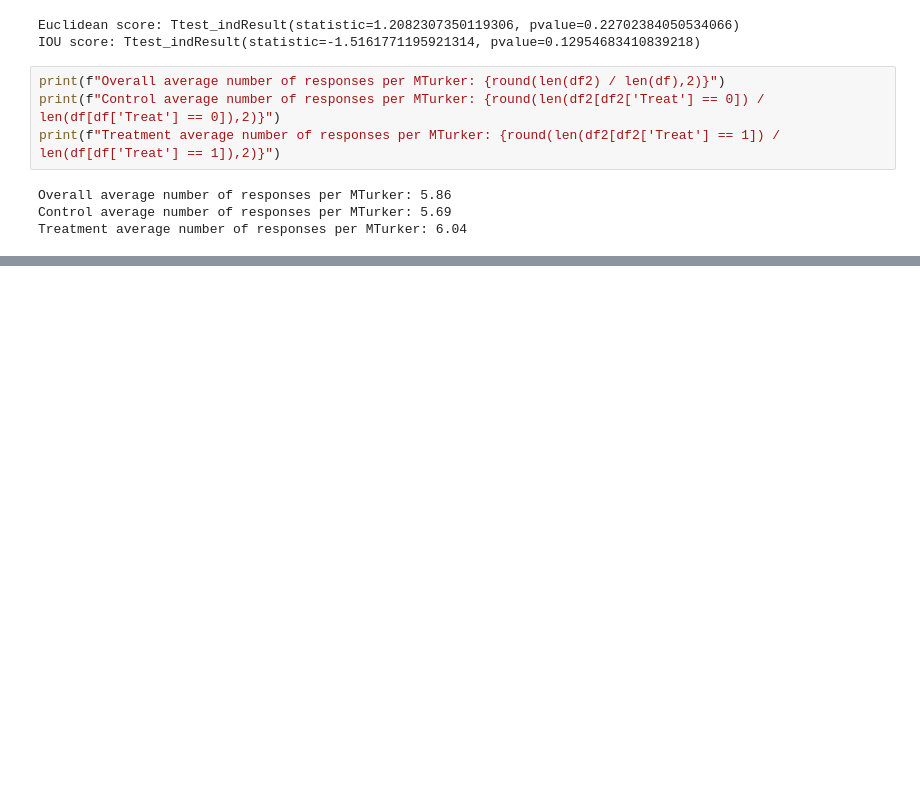
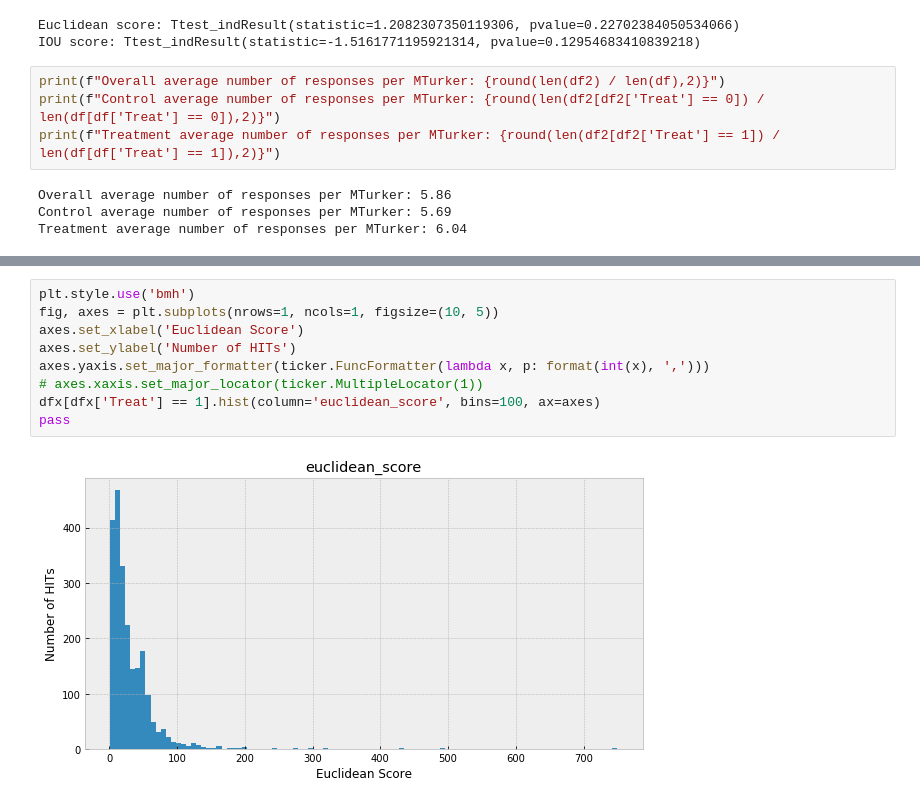
Before and after one commit to kevinhanna/w241-team-mturk, a Jupyter notebook: scoring/6_pix_score_calcs.ipynb, the cells around one changed output, grey strips where cells are left out. Saved outputs shown, nothing was run; the diff lists cells and outputs as text; blank space fills up the shorter version.

```diff
--- a/scoring/6_pix_score_calcs.ipynb
+++ b/scoring/6_pix_score_calcs.ipynb
@@ -214,0 +252,11 @@ Treatment average number of responses per MTurker: 6.04
+# %%
+plt.style.use('bmh')
+fig, axes = plt.subplots(nrows=1, ncols=1, figsize=(10, 5))
+axes.set_xlabel('Euclidean Score')
+axes.set_ylabel('Number of HITs')
+axes.yaxis.set_major_formatter(ticker.FuncFormatter(lambda x, p: format(int(x), ',')))
+# axes.xaxis.set_major_locator(ticker.MultipleLocator(1))
+dfx[dfx['Treat'] == 1].hist(column='euclidean_score', bins=100, ax=axes)
+pass
+# %% [output]
+[figure, added]
```
Also changed, not shown: parts of 2 cells of this notebook.
